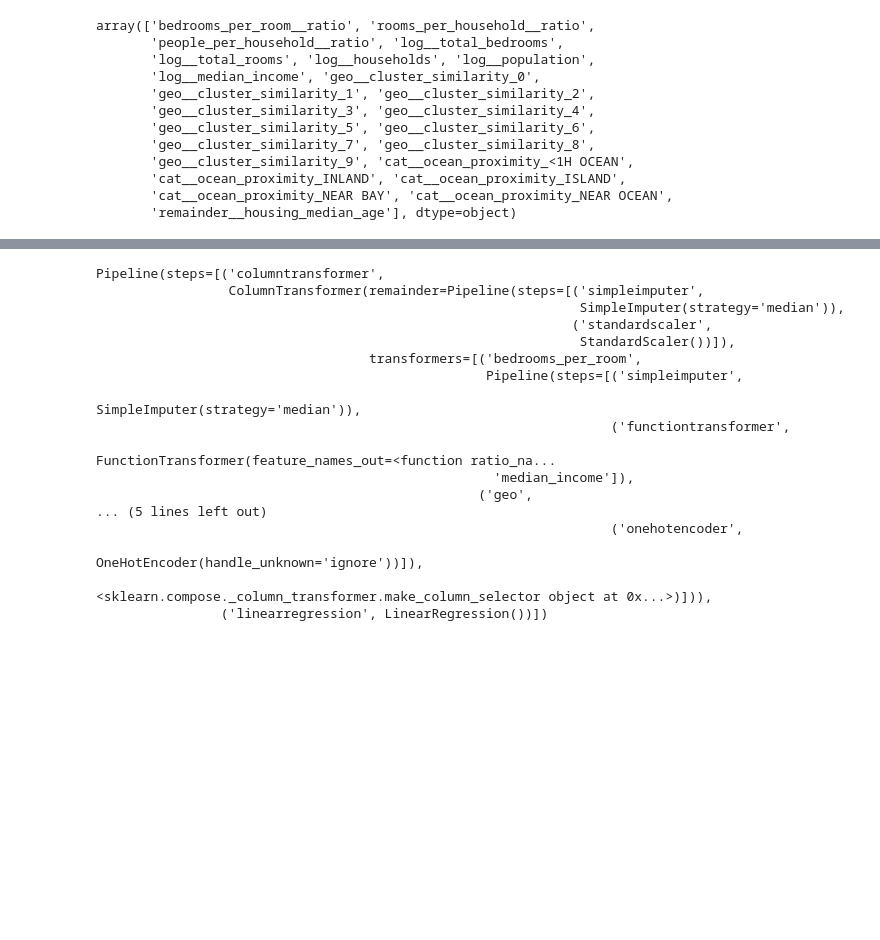
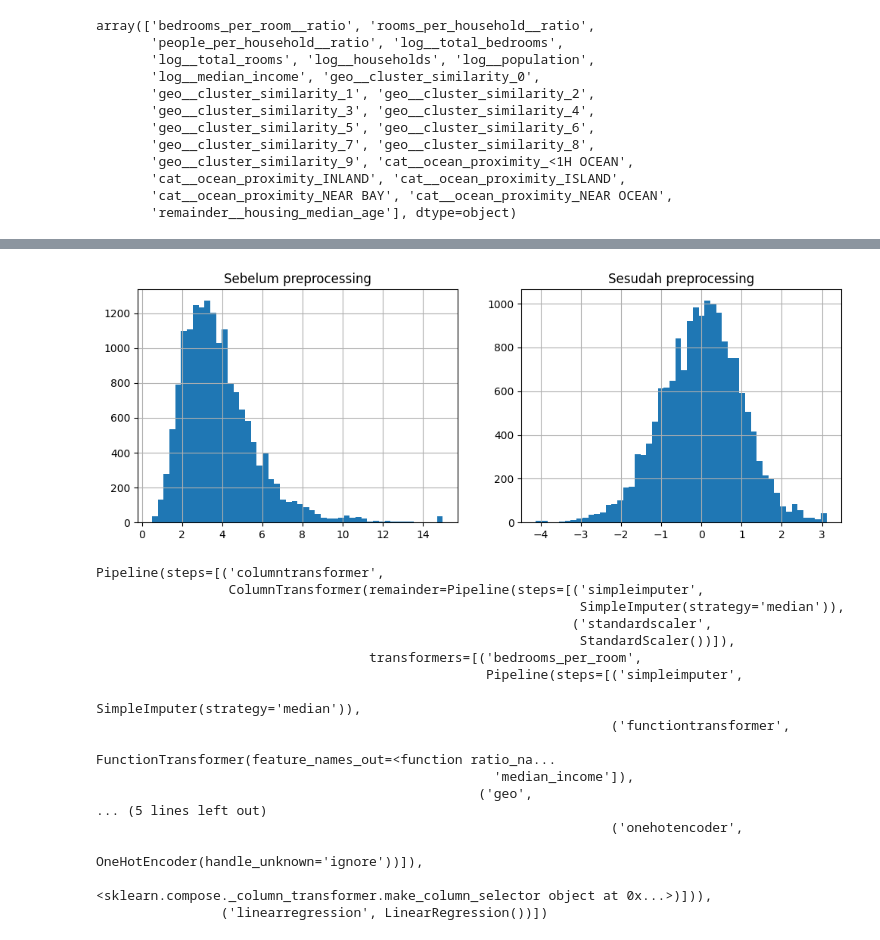
Before and after one commit to setyawanandrew74-pixel/MLops_Project_1, a Jupyter notebook: notebooks/data preparation final revisi.ipynb, the cells around one changed output, grey strips where cells are left out. Drawn from its saved outputs; the diff is of its cells as text; code cells hidden in the pictures; blank space fills up the shorter version.

```diff
--- a/notebooks/data preparation final revisi.ipynb
+++ b/notebooks/data preparation final revisi.ipynb
@@ -119,3 +119,15 @@ array(['bedrooms_per_room__ratio', 'rooms_per_household__ratio',
        'cat__ocean_proximity_INLAND', 'cat__ocean_proximity_ISLAND',
        'cat__ocean_proximity_NEAR BAY', 'cat__ocean_proximity_NEAR OCEAN',
        'remainder__housing_median_age'], dtype=object)
+# %%
+#melihat hasil preprocessing dengan visualisasi histogram
+import pandas as pd
+import matplotlib.pyplot as plt
+
+# 1. Cek dulu nama-nama kolom yang keluar dari pipeline
+column_names = preprocessing.get_feature_names_out()
+
+# 2. Convert hasil preprocessing ke DataFrame biar ada nama kolomnya
+housing_prepared_df = pd.DataFrame(housing_prepared, columns=column_names)
+
+housing_prepared_df.head()
@@ -122,3 +142,16 @@ array(['bedrooms_per_room__ratio', 'rooms_per_household__ratio',
+# %%
+# 3. Pilih SATU fitur asli untuk dibandingkan sebelum vs sesudah
+fig, axes = plt.subplots(1, 2, figsize=(12, 4))
+
+housing['median_income'].hist(bins=50, ax=axes[0])
+axes[0].set_title('Sebelum preprocessing')
+
+housing_prepared_df['log__median_income'].hist(bins=50, ax=axes[1])
+axes[1].set_title('Sesudah preprocessing')
+
+plt.show()
+# %% [output]
+[figure, added]
 # %%
 #select and train a model pertama kita coba linear regression dulu
 from sklearn.linear_model import LinearRegression
```
Also changed, not shown: parts of 4 cells of this notebook.
